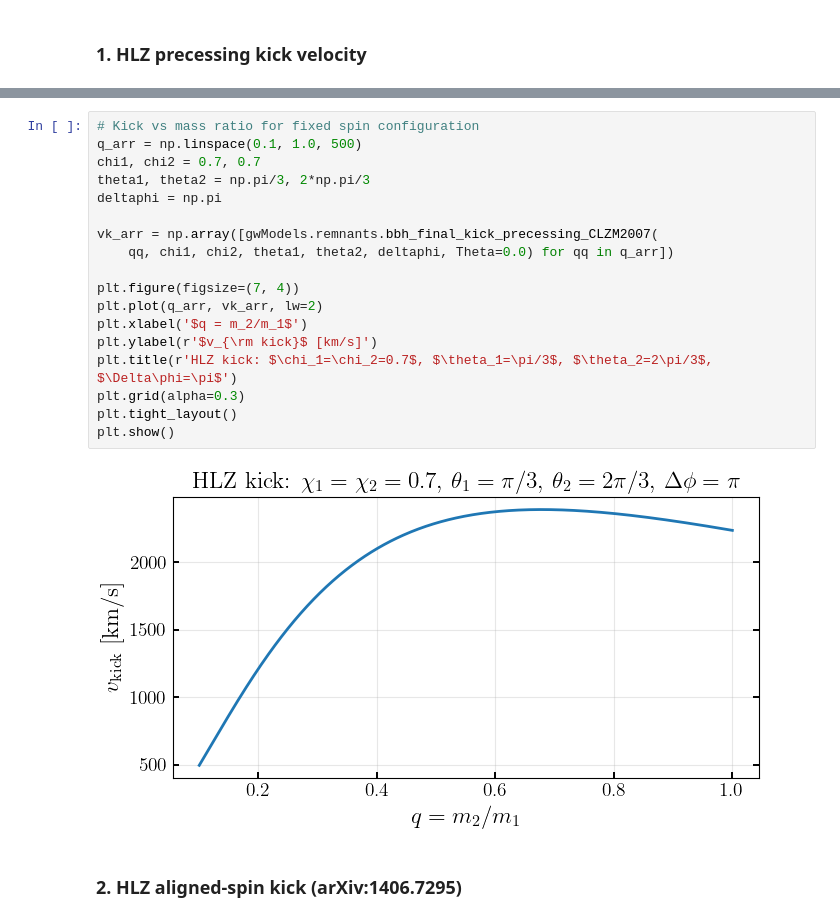
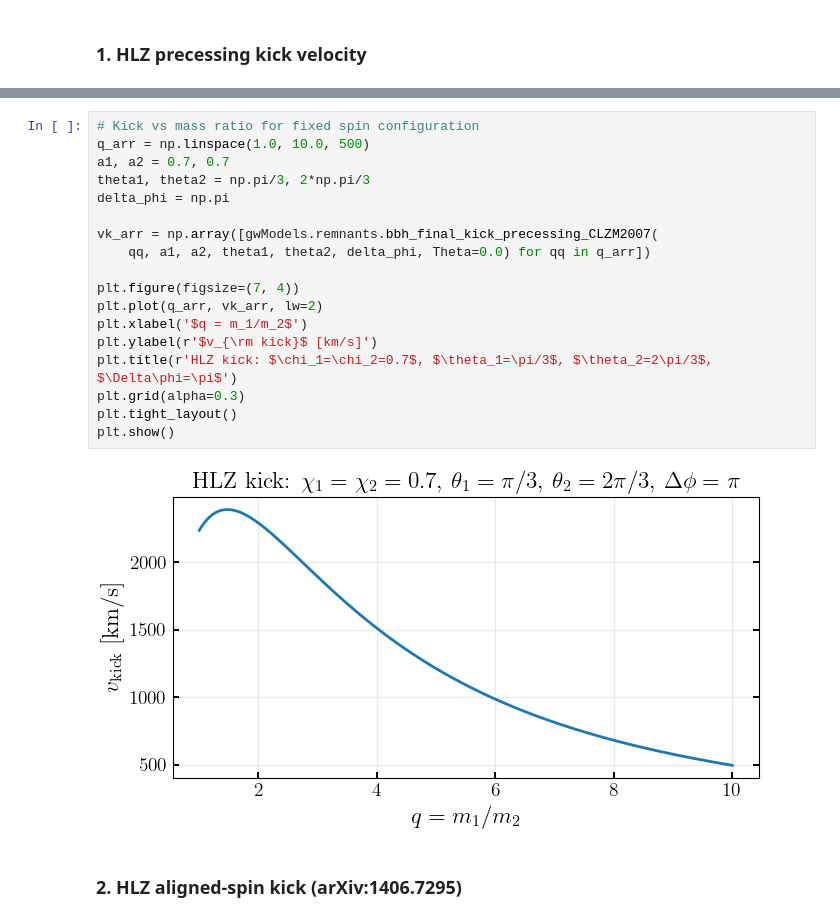
Before and after one commit to tousifislam/gwModels, a Jupyter notebook: tutorials/5_2_other_remnant_models.ipynb, the cells around one changed output, grey strips where cells are left out. Drawn from its saved outputs; the diff is of its cells as text.

```diff
--- a/tutorials/5_2_other_remnant_models.ipynb
+++ b/tutorials/5_2_other_remnant_models.ipynb
@@ -35,24 +35,24 @@ print(f'Kick velocity: {vk:.2f} km/s')
 Kick velocity: 2000.46 km/s
 # %%
 # Kick vs mass ratio for fixed spin configuration
-q_arr = np.linspace(0.1, 1.0, 500)
-chi1, chi2 = 0.7, 0.7
+q_arr = np.linspace(1.0, 10.0, 500)
+a1, a2 = 0.7, 0.7
 theta1, theta2 = np.pi/3, 2*np.pi/3
-deltaphi = np.pi
+delta_phi = np.pi
 
 vk_arr = np.array([gwModels.remnants.bbh_final_kick_precessing_CLZM2007(
-    qq, chi1, chi2, theta1, theta2, deltaphi, Theta=0.0) for qq in q_arr])
+    qq, a1, a2, theta1, theta2, delta_phi, Theta=0.0) for qq in q_arr])
 
 plt.figure(figsize=(7, 4))
 plt.plot(q_arr, vk_arr, lw=2)
-plt.xlabel('$q = m_2/m_1$')
+plt.xlabel('$q = m_1/m_2$')
 plt.ylabel(r'$v_{\rm kick}$ [km/s]')
 plt.title(r'HLZ kick: $\chi_1=\chi_2=0.7$, $\theta_1=\pi/3$, $\theta_2=2\pi/3$, $\Delta\phi=\pi$')
 plt.grid(alpha=0.3)
 plt.tight_layout()
 plt.show()
 # %% [output]
-[figure, old version]
+[figure, new version]
 # %% [markdown]
 ### 2. HLZ aligned-spin kick (arXiv:1406.7295)
 # %%
```
Also changed, not shown: parts of 5 cells of this notebook, 2 other files.
